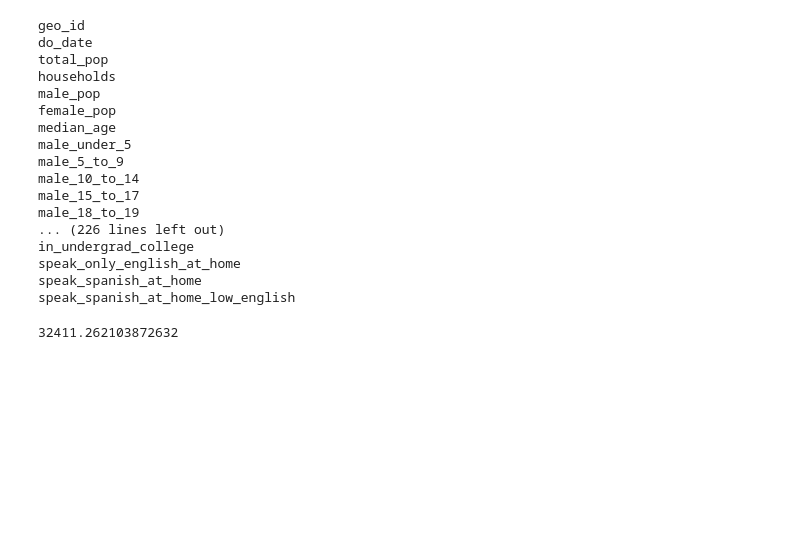
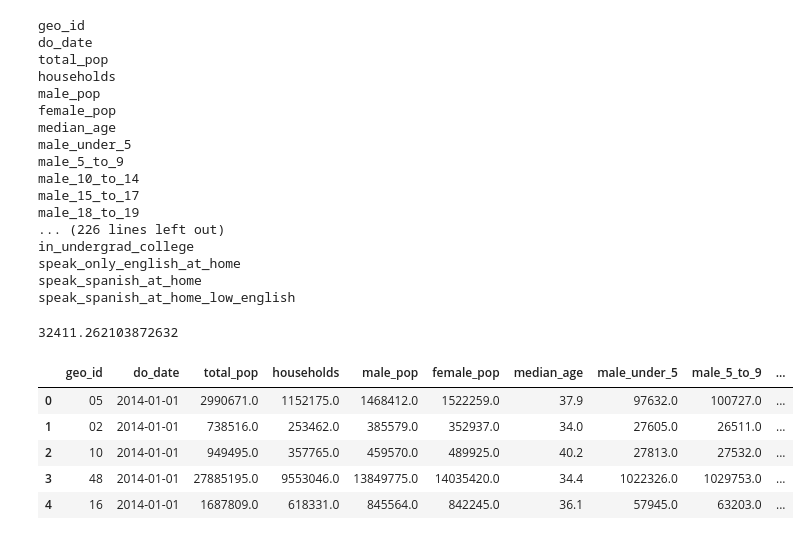
Before and after one commit to Yukti-K/7Park, a Jupyter notebook: Yukti/7park_state.ipynb, the cells around one changed output. Cells and saved outputs as stored; diff of their text form; code cells hidden in the pictures; blank space fills up the shorter version.

```diff
--- a/Yukti/7park_state.ipynb
+++ b/Yukti/7park_state.ipynb
@@ -58,0 +71,9 @@ bins = [
+# %%
+state_2018_5yr.head()
+# %% [output]
+|  | geo_id | do_date | total_pop | households | male_pop | female_pop | median_age | male_under_5 | male_5_to_9 | ... |
+| 0 | 05 | 2014-01-01 | 2990671.0 | 1152175.0 | 1468412.0 | 1522259.0 | 37.9 | 97632.0 | 100727.0 | ... |
+| 1 | 02 | 2014-01-01 | 738516.0 | 253462.0 | 385579.0 | 352937.0 | 34.0 | 27605.0 | 26511.0 | ... |
+| 2 | 10 | 2014-01-01 | 949495.0 | 357765.0 | 459570.0 | 489925.0 | 40.2 | 27813.0 | 27532.0 | ... |
+| 3 | 48 | 2014-01-01 | 27885195.0 | 9553046.0 | 13849775.0 | 14035420.0 | 34.4 | 1022326.0 | 1029753.0 | ... |
+| 4 | 16 | 2014-01-01 | 1687809.0 | 618331.0 | 845564.0 | 842245.0 | 36.1 | 57945.0 | 63203.0 | ... |
```
Also changed, not shown: parts of 10 cells of this notebook, 2 other files.
